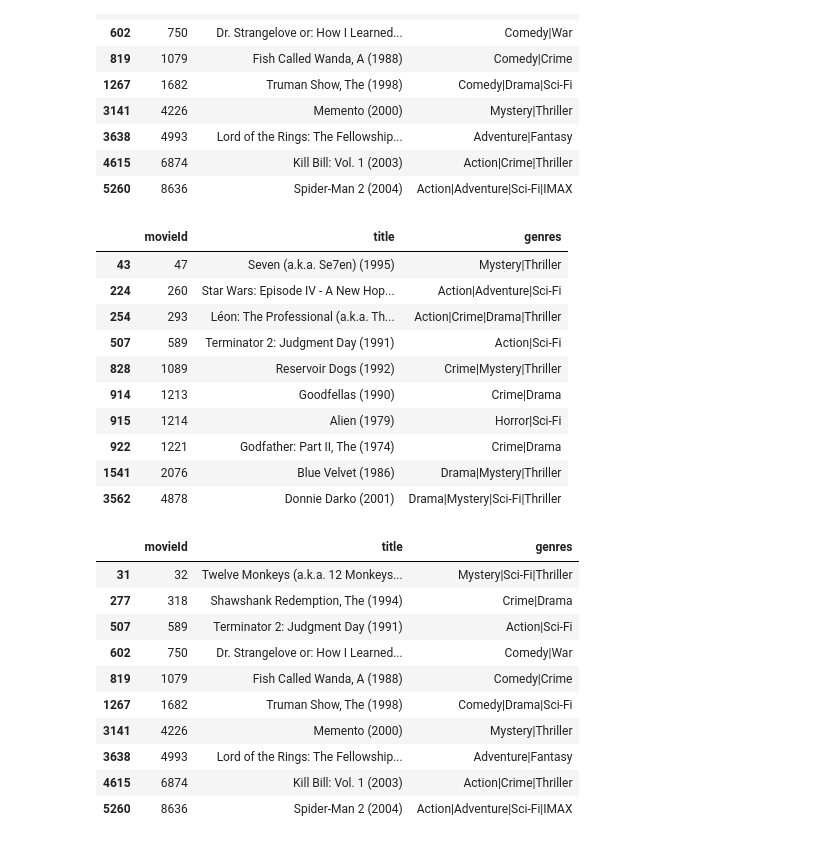
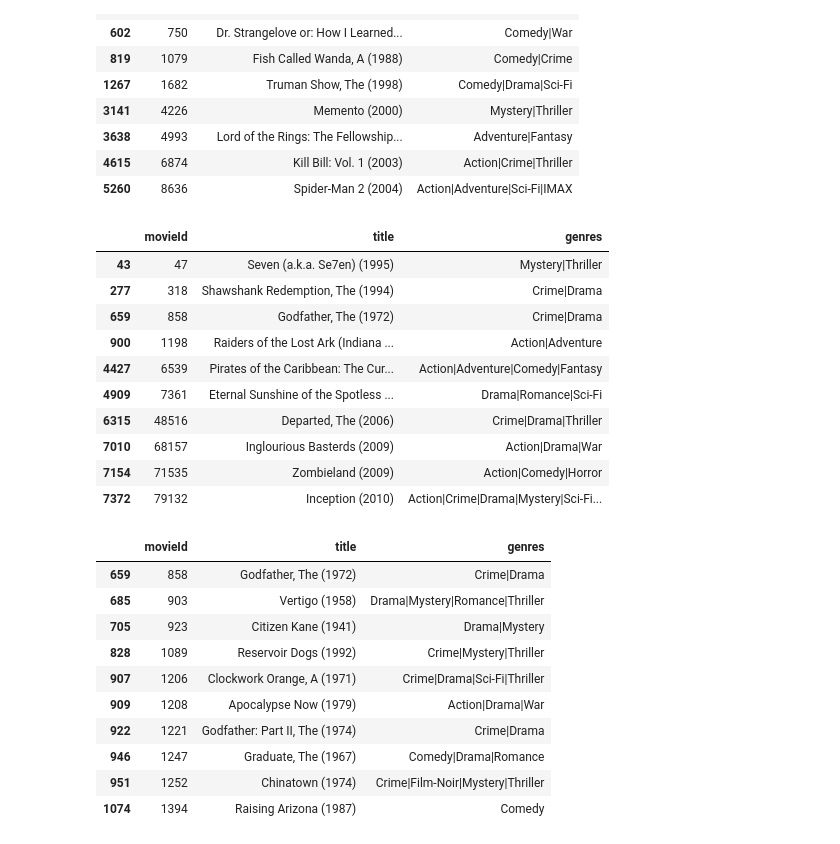
Before and after one commit to ShamalaC/Movie-Recommendation, a Jupyter notebook: Movie-Recommend-to-USer.ipynb, the cells around one changed output. Cells and saved outputs as stored; diff of their text form; code cells hidden in the pictures.

```diff
--- a/Movie-Recommend-to-USer.ipynb
+++ b/Movie-Recommend-to-USer.ipynb
@@ -450,33 +450,33 @@ recommended_movies
 | 5260 | 8636 | Spider-Man 2 (2004) | Action|Adventure|Sci-Fi|IMAX |
 # %%
 # Example usage: Get top 10 recommended movies for User 1
-recommended_movies = recommend_movies(user_id=50, num_recommendations=10)
+recommended_movies = recommend_movies(user_id=10, num_recommendations=10)
 recommended_movies
 # %% [output]
 |  | movieId | title | genres |
 | 43 | 47 | Seven (a.k.a. Se7en) (1995) | Mystery|Thriller |
-| 224 | 260 | Star Wars: Episode IV - A New Hop... | Action|Adventure|Sci-Fi |
-| 254 | 293 | Léon: The Professional (a.k.a. Th... | Action|Crime|Drama|Thriller |
-| 507 | 589 | Terminator 2: Judgment Day (1991) | Action|Sci-Fi |
-| 828 | 1089 | Reservoir Dogs (1992) | Crime|Mystery|Thriller |
-| 914 | 1213 | Goodfellas (1990) | Crime|Drama |
-| 915 | 1214 | Alien (1979) | Horror|Sci-Fi |
-| 922 | 1221 | Godfather: Part II, The (1974) | Crime|Drama |
-| 1541 | 2076 | Blue Velvet (1986) | Drama|Mystery|Thriller |
-| 3562 | 4878 | Donnie Darko (2001) | Drama|Mystery|Sci-Fi|Thriller |
+| 277 | 318 | Shawshank Redemption, The (1994) | Crime|Drama |
+| 659 | 858 | Godfather, The (1972) | Crime|Drama |
+| 900 | 1198 | Raiders of the Lost Ark (Indiana ... | Action|Adventure |
+| 4427 | 6539 | Pirates of the Caribbean: The Cur... | Action|Adventure|Comedy|Fantasy |
+| 4909 | 7361 | Eternal Sunshine of the Spotless ... | Drama|Romance|Sci-Fi |
+| 6315 | 48516 | Departed, The (2006) | Crime|Drama|Thriller |
+| 7010 | 68157 | Inglourious Basterds (2009) | Action|Drama|War |
+| 7154 | 71535 | Zombieland (2009) | Action|Comedy|Horror |
+| 7372 | 79132 | Inception (2010) | Action|Crime|Drama|Mystery|Sci-Fi... |
 # %%
 # Example usage: Get top 4 recommended movies for User 1
-recommended_movies = recommend_movies(user_id=1, num_recommendations=10)
+recommended_movies = recommend_movies(user_id=4, num_recommendations=10)
 recommended_movies
 # %% [output]
 |  | movieId | title | genres |
-| 31 | 32 | Twelve Monkeys (a.k.a. 12 Monkeys... | Mystery|Sci-Fi|Thriller |
-| 277 | 318 | Shawshank Redemption, The (1994) | Crime|Drama |
-| 507 | 589 | Terminator 2: Judgment Day (1991) | Action|Sci-Fi |
-| 602 | 750 | Dr. Strangelove or: How I Learned... | Comedy|War |
-| 819 | 1079 | Fish Called Wanda, A (1988) | Comedy|Crime |
-| 1267 | 1682 | Truman Show, The (1998) | Comedy|Drama|Sci-Fi |
-| 3141 | 4226 | Memento (2000) | Mystery|Thriller |
-| 3638 | 4993 | Lord of the Rings: The Fellowship... | Adventure|Fantasy |
-| 4615 | 6874 | Kill Bill: Vol. 1 (2003) | Action|Crime|Thriller |
-| 5260 | 8636 | Spider-Man 2 (2004) | Action|Adventure|Sci-Fi|IMAX |
+| 659 | 858 | Godfather, The (1972) | Crime|Drama |
+| 685 | 903 | Vertigo (1958) | Drama|Mystery|Romance|Thriller |
+| 705 | 923 | Citizen Kane (1941) | Drama|Mystery |
+| 828 | 1089 | Reservoir Dogs (1992) | Crime|Mystery|Thriller |
+| 907 | 1206 | Clockwork Orange, A (1971) | Crime|Drama|Sci-Fi|Thriller |
+| 909 | 1208 | Apocalypse Now (1979) | Action|Drama|War |
+| 922 | 1221 | Godfather: Part II, The (1974) | Crime|Drama |
+| 946 | 1247 | Graduate, The (1967) | Comedy|Drama|Romance |
+| 951 | 1252 | Chinatown (1974) | Crime|Film-Noir|Mystery|Thriller |
+| 1074 | 1394 | Raising Arizona (1987) | Comedy |
```
